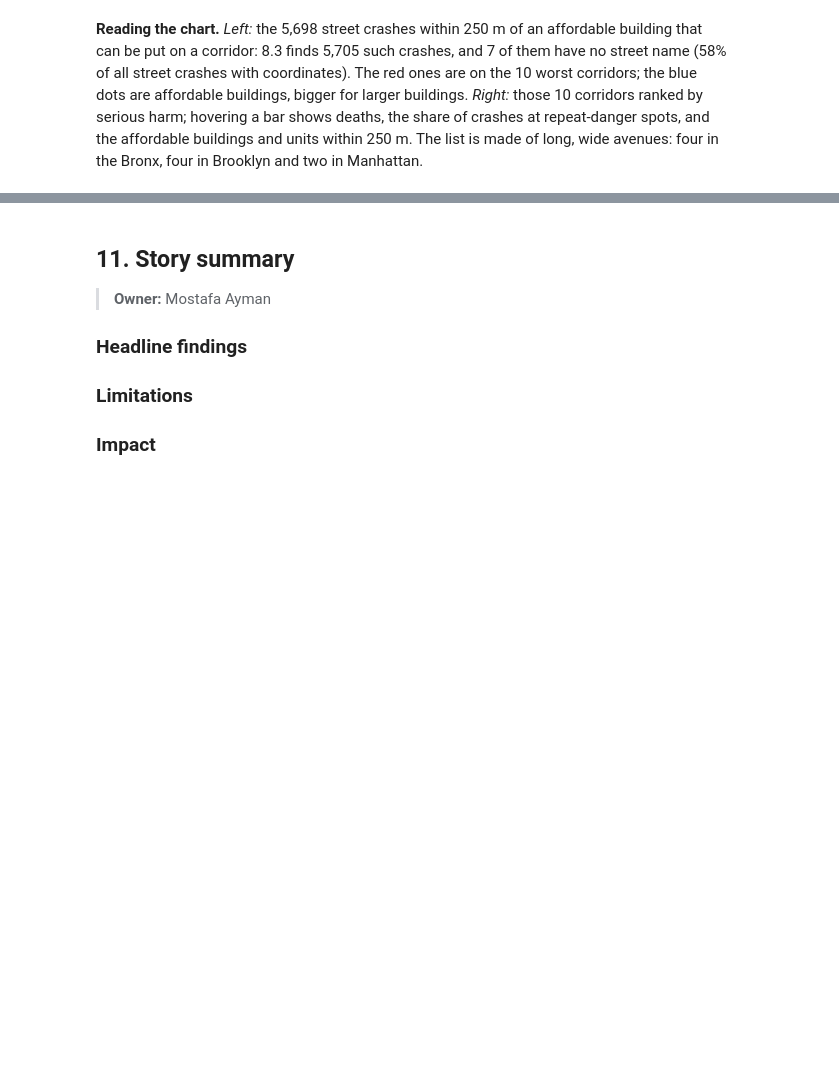
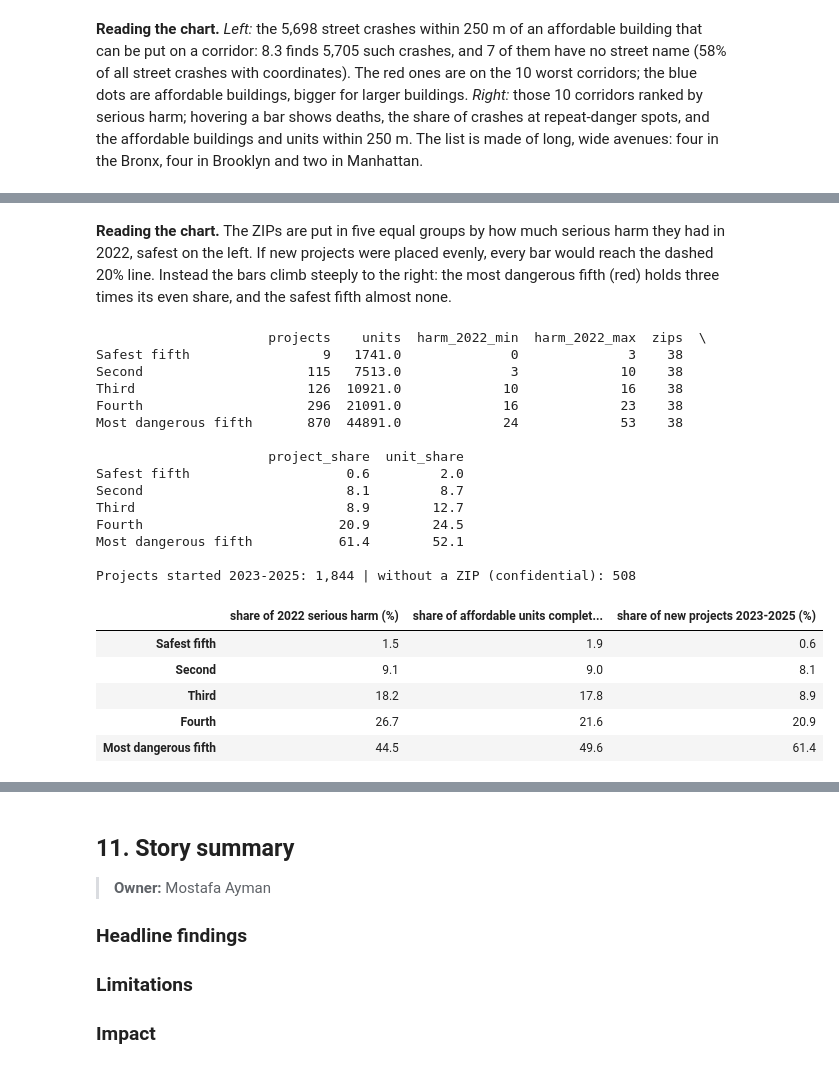
Before and after one commit to mohamednazmy23/nyc-housing-street-safety, a Jupyter notebook: notebooks/nyc_dev_project.ipynb, the cells around one changed output, grey strips where cells are left out. Drawn from its saved outputs; the diff is of its cells as text; code cells hidden in the pictures; blank space fills up the shorter version.

```diff
--- a/notebooks/nyc_dev_project.ipynb
+++ b/notebooks/nyc_dev_project.ipynb
@@ -2641 +2877,45 @@ But the danger is not concentrated on a handful of streets: the top 10 hold only
+# %% [markdown]
+**Reading the chart.** The ZIPs are put in five equal groups by how much serious harm they had in 2022, safest on the left. If new projects were placed evenly, every bar would reach the dashed 20% line. Instead the bars climb steeply to the right: the most dangerous fifth (red) holds three times its even share, and the safest fifth almost none.
+# %%
+from charts import q10_projects_by_danger, DANGER_GROUPS
+
+project_table, start_years = q10_projects_by_danger(data, DEFAULT_FILTERS)
+print(project_table.round(1), "\n")
+started = data["buildings"]["project_start"].dt.year.isin(start_years)
+print(f"Projects started {start_years[0]}-{start_years[-1]}: {data['buildings'].loc[started, 'project_id'].nunique():,} | "
+      f"without a ZIP (confidential): {data['buildings'].loc[started & data['buildings']['zip'].isna(), 'project_id'].nunique():,}")
+
+# Size check: the most dangerous fifth is also where most people, traffic and existing affordable housing are.
+# Compare with its share of 2022 harm and of the affordable units completed before 2022 (2014-2021)
+zip_2022 = data["zip_year"][data["zip_year"]["year"] == 2022].groupby("zip")["serious_harm"].sum()
+danger_groups = pd.qcut(zip_2022.rank(method="first"), 5, labels=DANGER_GROUPS)
+older = data["buildings"][data["buildings"]["completion_date"] < "2022-01-01"]
+older_units = older.groupby("zip")["all_counted_units"].sum().reindex(danger_groups.index, fill_value=0).astype(float)
+context = pd.DataFrame({
+    "share of 2022 serious harm (%)": zip_2022.groupby(danger_groups, observed=False).sum() / zip_2022.sum() * 100,
+    "share of affordable units completed 2014-2021 (%)": older_units.groupby(danger_groups, observed=False).sum() / older_units.sum() * 100,
+    "share of new projects 2023-2025 (%)": project_table["project_share"]})
+context.round(1)
+# %% [output]
+                      projects    units  harm_2022_min  harm_2022_max  zips  \
+Safest fifth                 9   1741.0              0              3    38
+Second                     115   7513.0              3             10    38
+Third                      126  10921.0             10             16    38
+Fourth                     296  21091.0             16             23    38
+Most dangerous fifth       870  44891.0             24             53    38
+
+                      project_share  unit_share
+Safest fifth                    0.6         2.0
+Second                          8.1         8.7
+Third                           8.9        12.7
+Fourth                         20.9        24.5
+Most dangerous fifth           61.4        52.1
+
+Projects started 2023-2025: 1,844 | without a ZIP (confidential): 508
+|  | share of 2022 serious harm (%) | share of affordable units complet... | share of new projects 2023-2025 (%) |
+| Safest fifth | 1.5 | 1.9 | 0.6 |
+| Second | 9.1 | 9.0 | 8.1 |
+| Third | 18.2 | 17.8 | 8.9 |
+| Fourth | 26.7 | 21.6 | 20.9 |
+| Most dangerous fifth | 44.5 | 49.6 | 61.4 |
 # %% [markdown]
```
Also changed, not shown: parts of 41 cells of this notebook, 5 other files.
